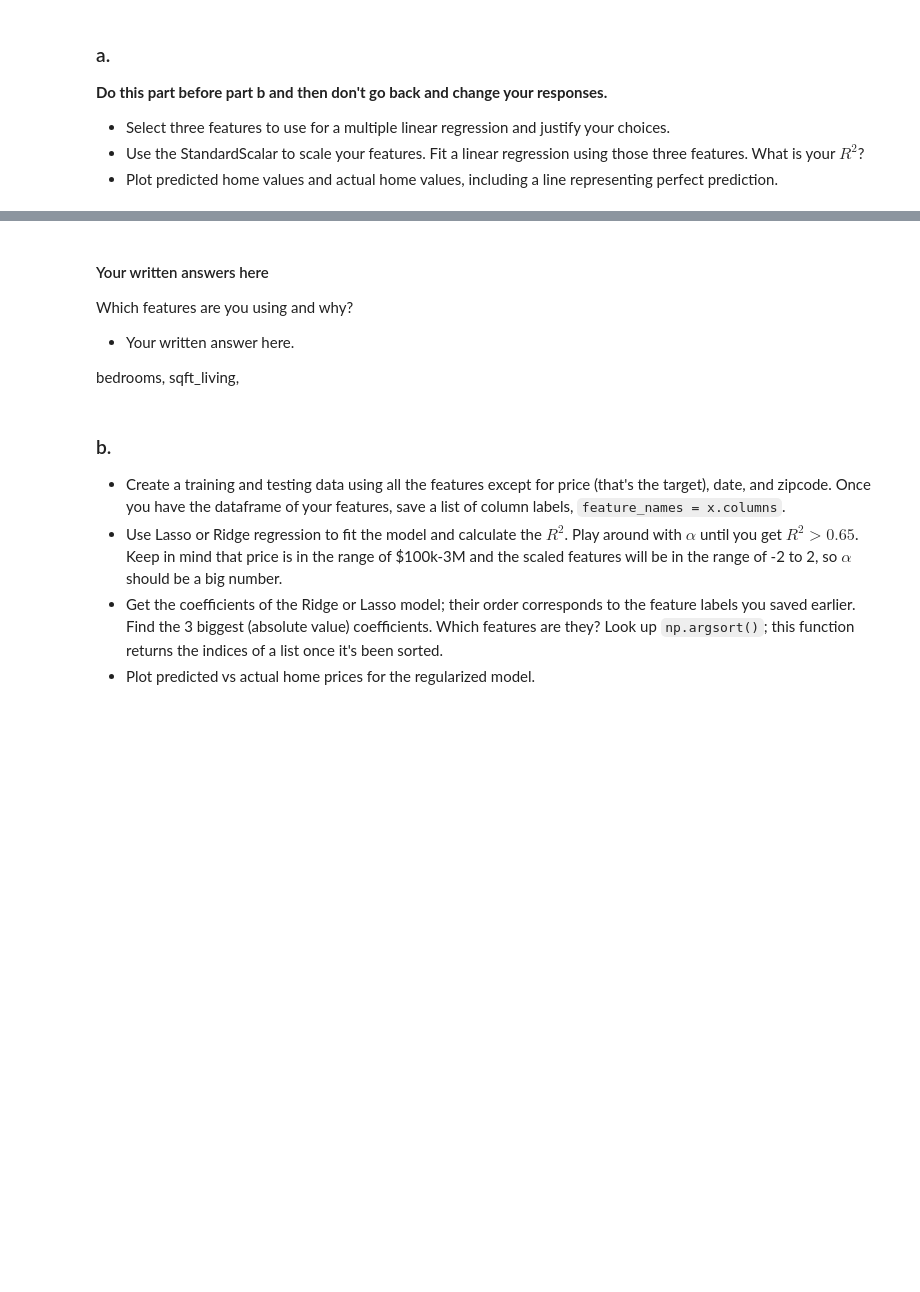
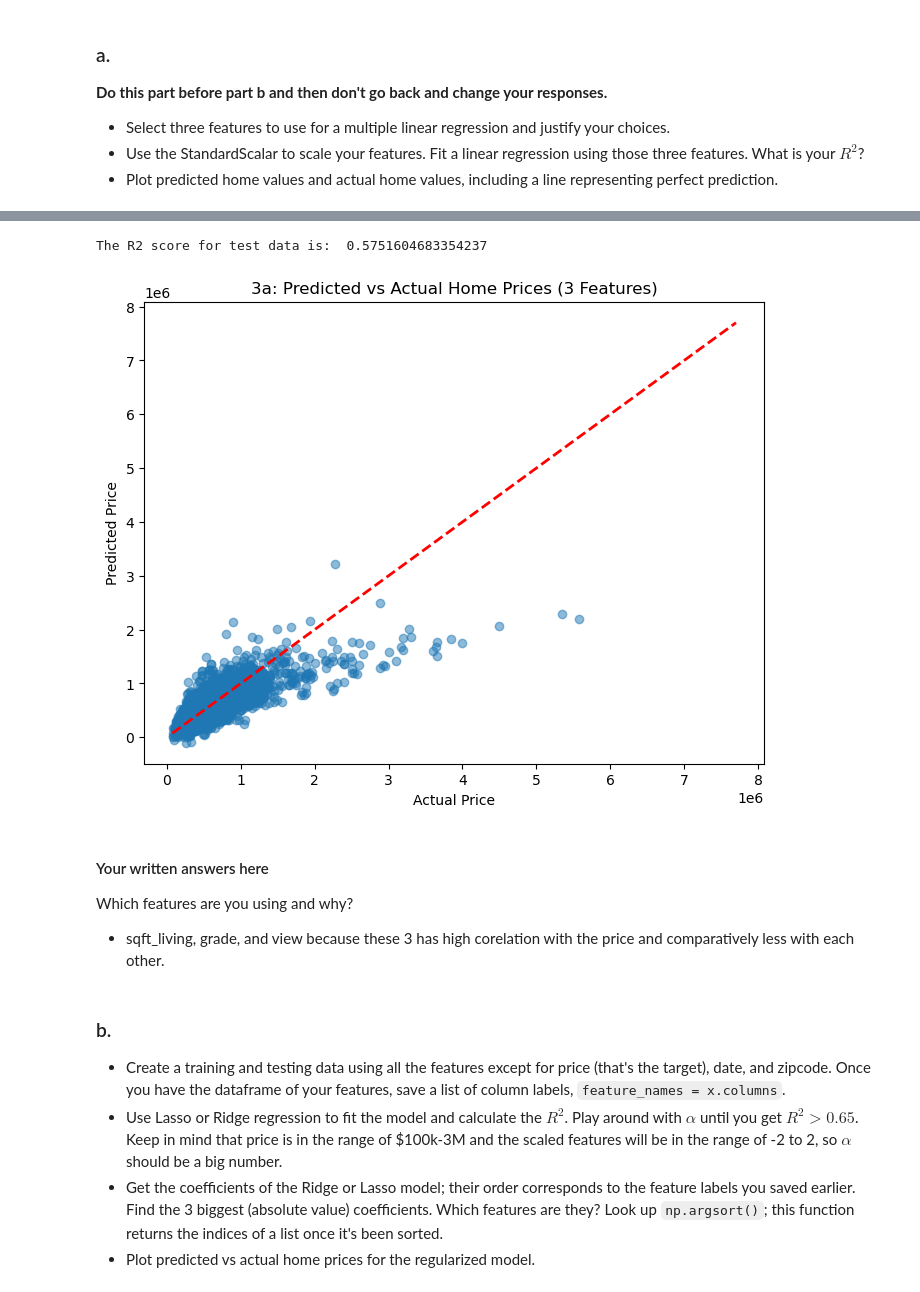
Before and after one commit to GettysburgDataScience/ps1-linear-regression-pronobsarker, a Jupyter notebook: PS1.ipynb, the cells around one changed output, grey strips where cells are left out. Drawn from its saved outputs; the diff is of its cells as text; code cells hidden in the pictures; blank space fills up the shorter version.

````diff
--- a/PS1.ipynb
+++ b/PS1.ipynb
@@ -248,10 +249,39 @@ KeyError: "['id', 'date', 'zipcode'] not found in axis"
+# %%
+# Select three features and target variable
+features_3a = ['view', 'sqft_living', 'grade']
+X_3a = housing_df[features_3a]
+y_3a = housing_df['price']
+
+# Scale features
+scaler_3a = StandardScaler()
+X_3a_scaled = scaler_3a.fit_transform(X_3a)
+
+# Fit Linear Regression model
+X_3a_train, X_3a_test, y_3a_train, y_3a_test = train_test_split(X_3a_scaled, y_3a, test_size = 0.2, random_state = 42)
+
+model_3a = LinearRegression()
+model_3a.fit(X_3a_train, y_3a_train)
+
+# Predict and plot results
+y_pred_3a = model_3a.predict(X_3a_test)
+r2_3a = r2_score(y_3a_test, y_pred_3a)
+
+print("The R2 score for test data is: ", r2_3a)
+
+plt.figure(figsize=(8,6))
+plt.scatter(y_3a_test, y_pred_3a, alpha=0.5)
+plt.plot([y_3a.min(), y_3a.max()], [y_3a.min(), y_3a.max()], 'r--', lw=2)
+plt.xlabel("Actual Price")
+plt.ylabel("Predicted Price")
+plt.title("3a: Predicted vs Actual Home Prices (3 Features)")
+plt.show()
+# %% [output]
+The R2 score for test data is:  0.5751604683354237
+[figure, added]
 # %% [markdown]
 #### Your written answers here
 Which features are you using and why?
-
- - Your written answer here.
-
- bedrooms, sqft_living,
+-  sqft_living, grade, and view because these 3 has high corelation with the price and comparatively less with each other.
 # %% [markdown]
 ### b.
 - Create a training and testing data using all the features except for price (that's the target), date, and zipcode. Once you have the dataframe of your features, save a list of column labels, ```feature_names = x.columns```.
````
Also changed, not shown: parts of 13 cells of this notebook.
